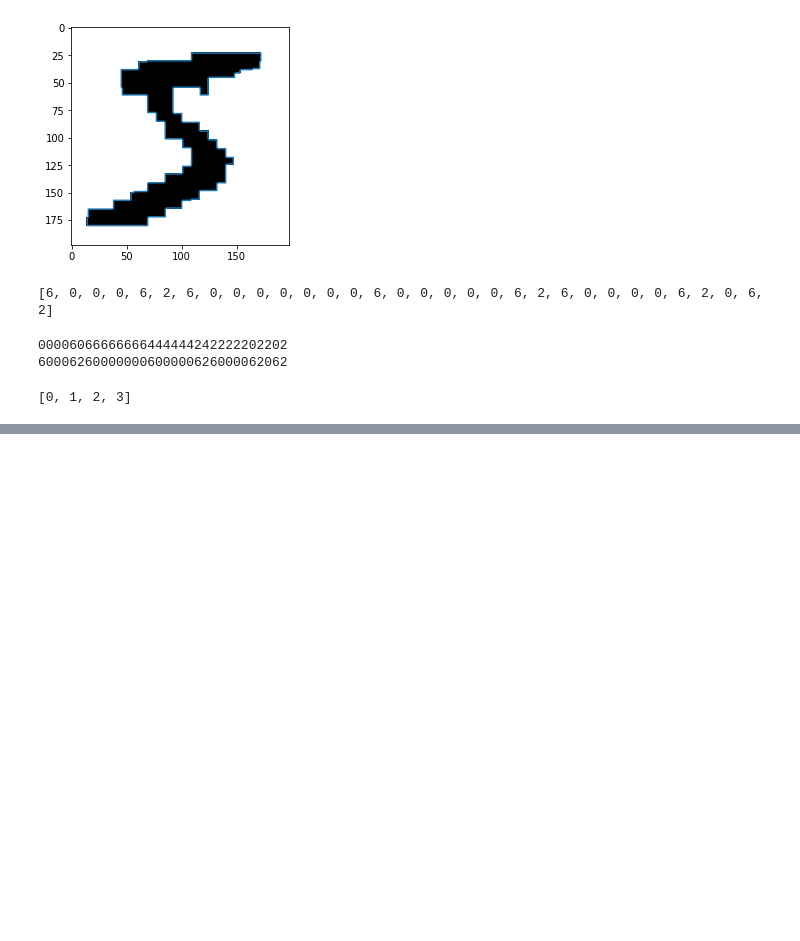
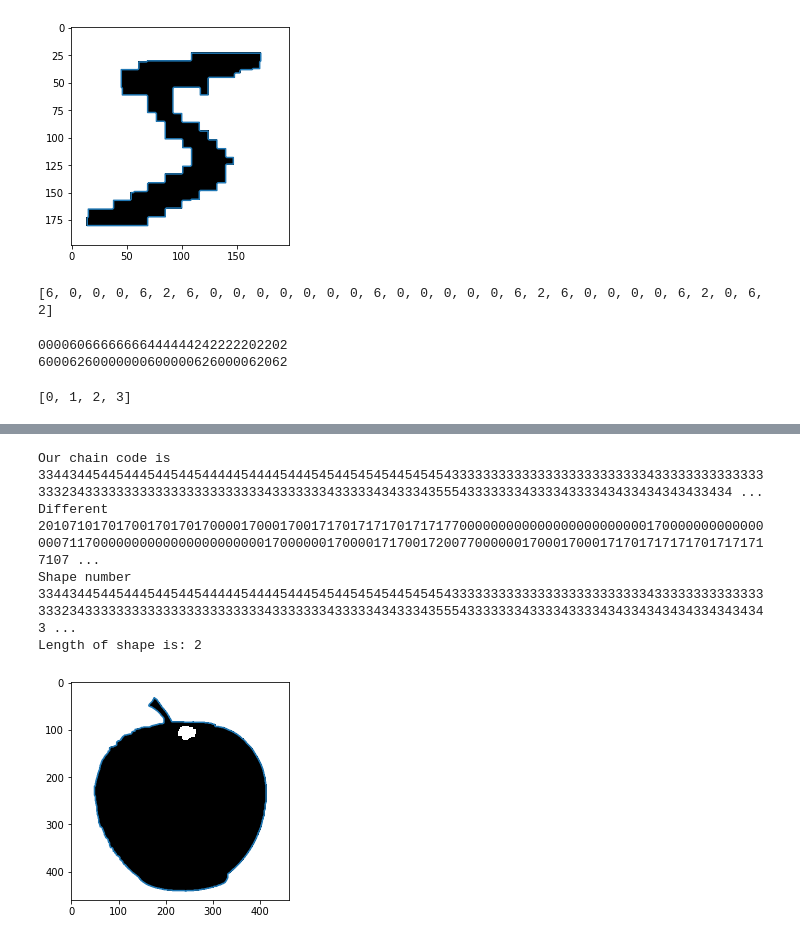
Before and after one commit to GiangHLe/freemanChaincode, a Jupyter notebook: Image Processing project.ipynb, the cells around one changed output, grey strips where cells are left out. Cells and saved outputs as stored; diff of their text form; code cells hidden in the pictures; blank space fills up the shorter version.

```diff
--- a/Image Processing project.ipynb
+++ b/Image Processing project.ipynb
@@ -218,6 +218,7 @@ class FreemanChainCode(object):
         self.thresh = kwargs.pop('threshold', 60)
         self.kernel_size = kwargs.pop('kernel_size', 10)
         self.mor = kwargs.pop('morno', 'closing')
+        self.length = kwargs.pop('shape_length', 1)
 
     def _preprocessing(self):
         image = cv2.imread(self.path,0)
@@ -272,7 +273,7 @@ class FreemanChainCode(object):
                            6,  5,  4]
             num_necess = 5
         dir2idx = dict(zip(directions, range(len(directions))))
-        move = 1
+        move = self.length
         # Move the current point follow the direction
         if self.direction == 8:
             # Columns
@@ -331,14 +332,17 @@ class FreemanChainCode(object):
                         curr_point = new_point
                         break
                 count += 1
-            move+=1
-        return border, chain, img
+            if self.length == 1:
+                move+=1
+            else:
+                break
+        return border, chain, img, move
     def _different(self):
         '''
         Return the different from chain code
         '''
         directions = self.direction
-        _,chain_code,_ = self._get_chain_code()
+        _,chain_code,_,_ = self._get_chain_code()
         result = []
         dir = list(range(directions))
         len_code = len(chain_code)
@@ -357,22 +361,23 @@ class FreemanChainCode(object):
         '''
         This function give the final result, return the boundary point of object
         '''
-        border, chain, img = self._get_chain_code()
+        border, chain, img, length = self._get_chain_code()
         diff = self._different()
         shape = [diff[len(diff)-1]] + diff[:(len(diff)-1)]
         chain_code = (''.join([str(i) for i in chain]))
         differ = (''.join([str(i) for i in diff]))
         shape_no = (''.join([str(i) for i in chain_code]))
-        return border, chain_code, differ, shape_no, img
+        return border, chain_code, differ, shape_no, img, length
     def show(self):
         '''
         Show the final solution
         '''
         #temp
-        border, chain_code, differ, shape_no, img = self.result()
+        border, chain_code, differ, shape_no, img, length = self.result()
         print("Our chain code is {}:".format(chain_code))
         print("Different {}:".format(differ))
         print("Shape number {}:".format(shape_no))
+        print("Length of shape is: {}".format(length))
         mlt.imshow(img, cmap='Greys')
         mlt.plot([i[1] for i in border], [i[0] for i in border])
 # %%
@@ -393,0 +395,9 @@ print(shape_1)
+# %%
+apple = FreemanChainCode(image_path = 'apple.jpg', threshold = 200,location = [(0,0),(0,0)], morno = 'closing' )
+apple.show()
+# %% [output]
+Our chain code is 33443445445444544544544444544445444545445454544545454333333333333333333333333343333333333333333323433333333333333333333333433333334333334343334355543333333433334333343433434343433434 ...
+Different 2010710170170017017017000017000170017170171717017171770000000000000000000000001700000000000000007117000000000000000000000017000000170000171700172007700000017000170001717017171717017171717107 ...
+Shape number 3344344544544454454454444454444544454544545454454545433333333333333333333333334333333333333333332343333333333333333333333343333333433333434333435554333333343333433334343343434343343434343 ...
+Length of shape is: 2
+[figure, added]
```
Also changed, not shown: parts of 2 cells of this notebook, 2 other files.
